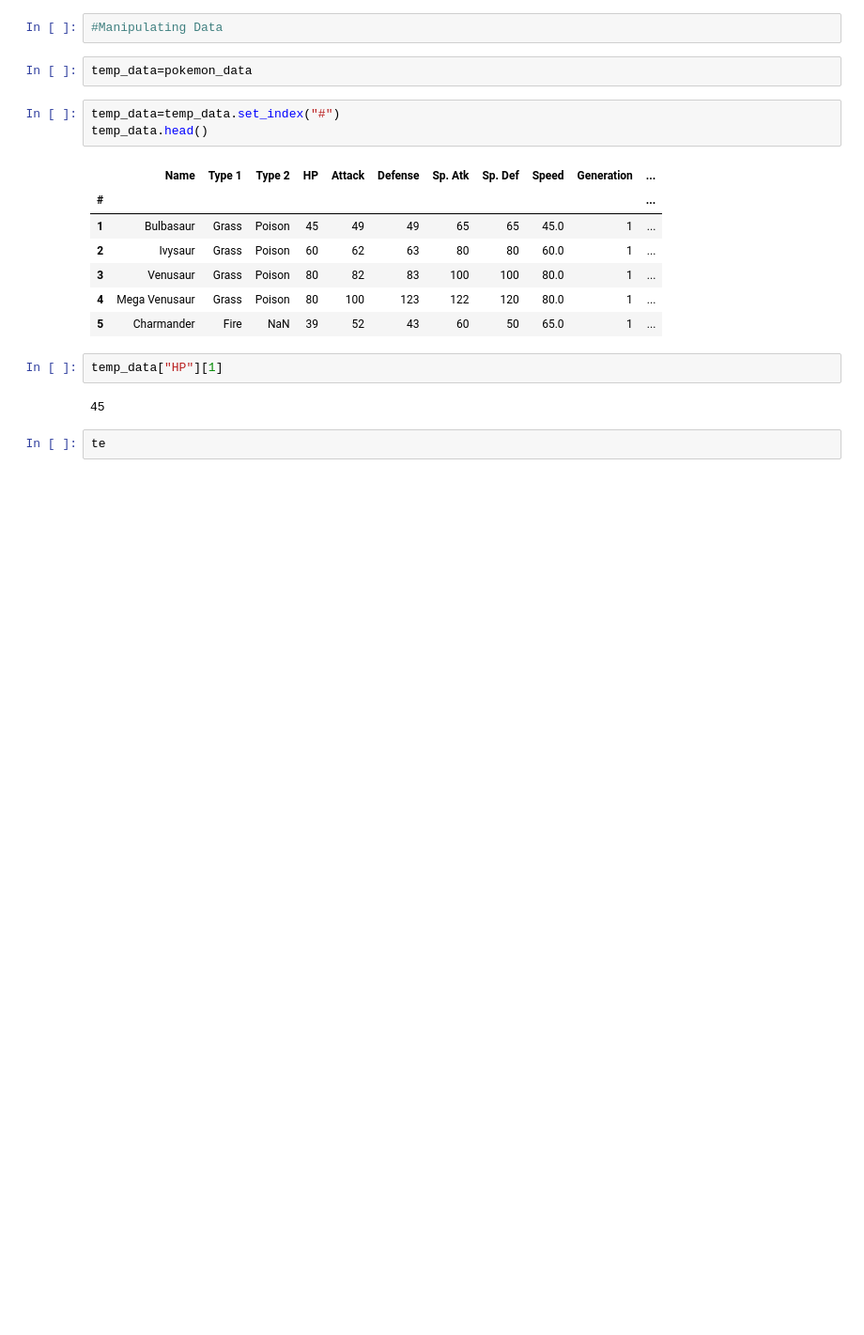
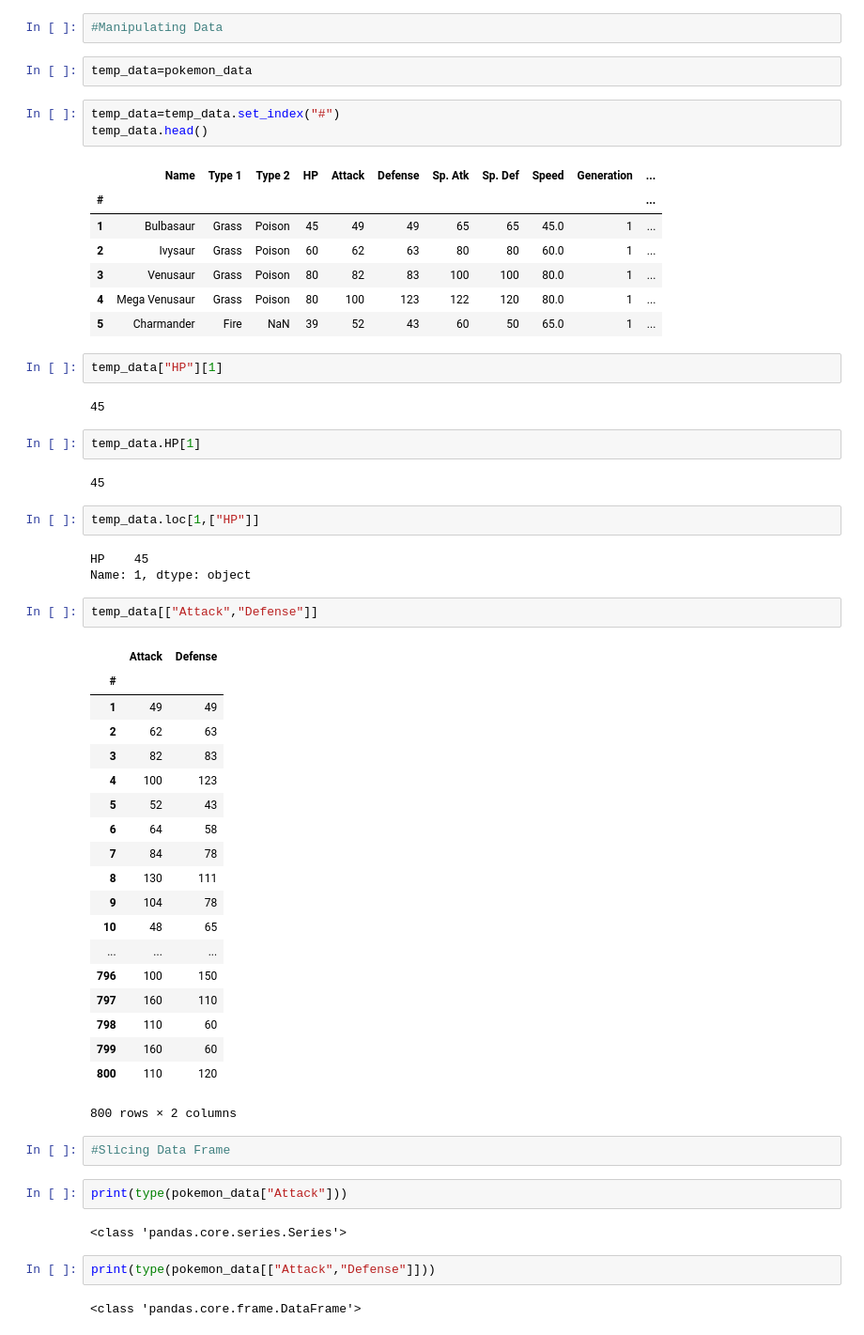
Before and after one commit to innovator-arjun/DataScience-Learning, a Jupyter notebook: Pokemon - Prediction/pokemon combat prediction.ipynb, the cells around one changed output. Shown at 94% size. Drawn from its saved outputs; the diff is of its cells as text; blank space fills up the shorter version.

```diff
--- a/Pokemon - Prediction/pokemon combat prediction.ipynb
+++ b/Pokemon - Prediction/pokemon combat prediction.ipynb
@@ -833,5 +833,44 @@ temp_data.head()
 temp_data["HP"][1]
 # %% [output]
 45
-# %%
-te
+# %%
+temp_data.HP[1]
+# %% [output]
+45
+# %%
+temp_data.loc[1,["HP"]]
+# %% [output]
+HP    45
+Name: 1, dtype: object
+# %%
+temp_data[["Attack","Defense"]]
+# %% [output]
+|  | Attack | Defense |
+| # |  |  |
+| 1 | 49 | 49 |
+| 2 | 62 | 63 |
+| 3 | 82 | 83 |
+| 4 | 100 | 123 |
+| 5 | 52 | 43 |
+| 6 | 64 | 58 |
+| 7 | 84 | 78 |
+| 8 | 130 | 111 |
+| 9 | 104 | 78 |
+| 10 | 48 | 65 |
+| ... | ... | ... |
+| 796 | 100 | 150 |
+| 797 | 160 | 110 |
+| 798 | 110 | 60 |
+| 799 | 160 | 60 |
+| 800 | 110 | 120 |
+800 rows × 2 columns
+# %%
+#Slicing Data Frame
+# %%
+print(type(pokemon_data["Attack"]))
+# %% [output]
+<class 'pandas.core.series.Series'>
+# %%
+print(type(pokemon_data[["Attack","Defense"]]))
+# %% [output]
+<class 'pandas.core.frame.DataFrame'>
```
Also changed, not shown: parts of 8 cells of this notebook.
